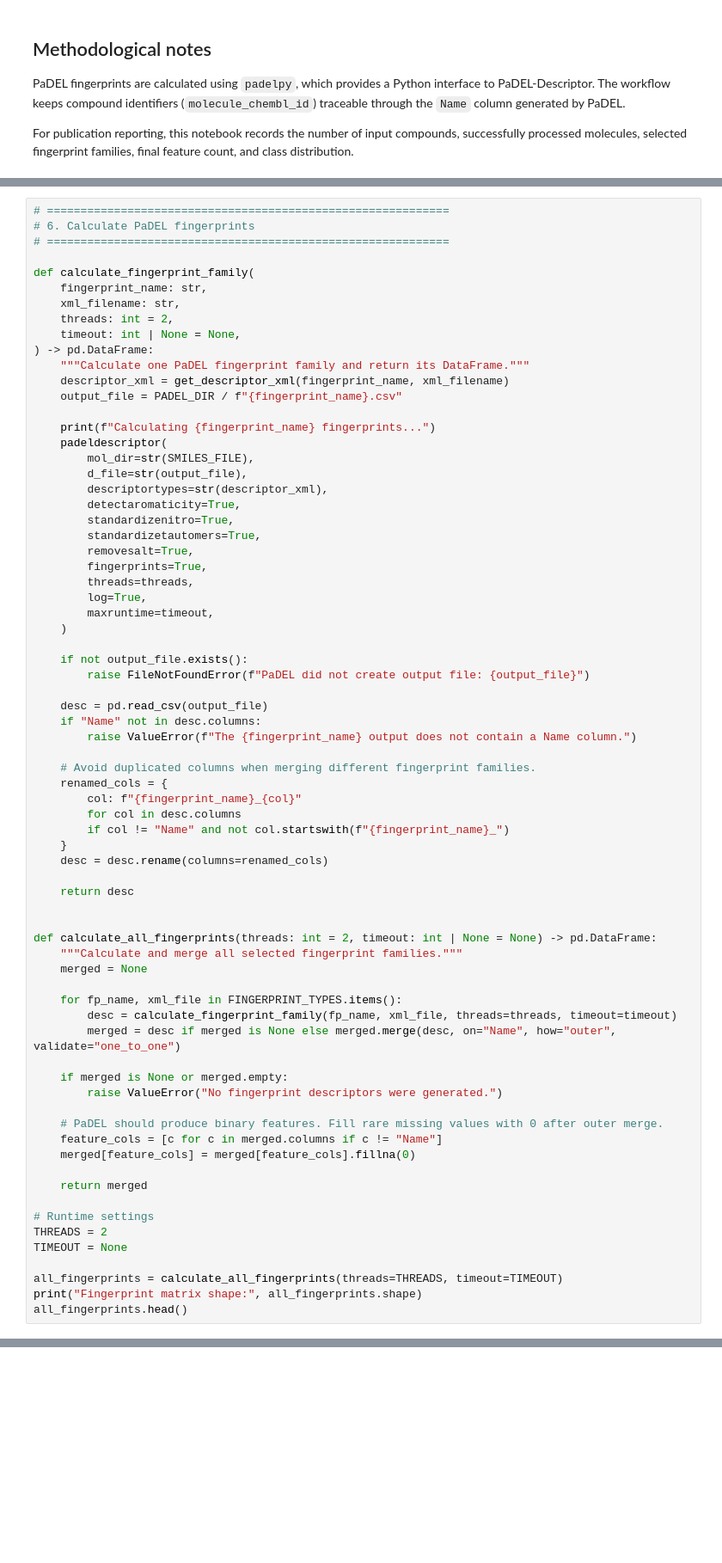
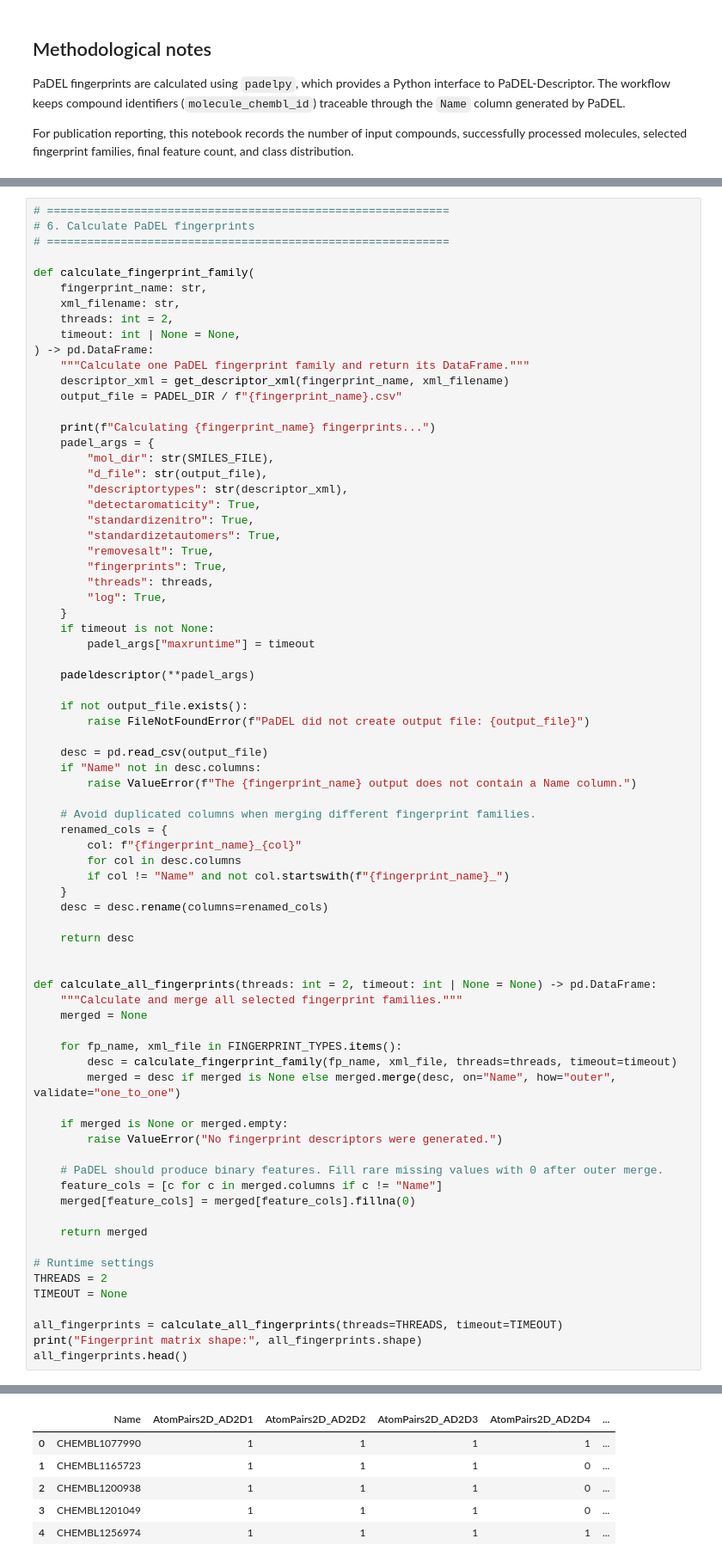
Before and after one commit to akbar527/Akbar, a Jupyter notebook: 2_RecA_PaDEL_Fingerprint_Modeling_Matrix_publication_ready.ipynb, the cells around one changed output, grey strips where cells are left out. Shown at 86% size. Saved outputs shown, nothing was run; the diff lists cells and outputs as text; blank space fills up the shorter version.

```diff
--- a/2_RecA_PaDEL_Fingerprint_Modeling_Matrix_publication_ready.ipynb
+++ b/2_RecA_PaDEL_Fingerprint_Modeling_Matrix_publication_ready.ipynb
@@ -310,19 +365,22 @@ def calculate_fingerprint_family(
     output_file = PADEL_DIR / f"{fingerprint_name}.csv"
 
     print(f"Calculating {fingerprint_name} fingerprints...")
-    padeldescriptor(
-        mol_dir=str(SMILES_FILE),
-        d_file=str(output_file),
-        descriptortypes=str(descriptor_xml),
-        detectaromaticity=True,
-        standardizenitro=True,
-        standardizetautomers=True,
-        removesalt=True,
-        fingerprints=True,
-        threads=threads,
-        log=True,
-        maxruntime=timeout,
-    )
+    padel_args = {
+        "mol_dir": str(SMILES_FILE),
+        "d_file": str(output_file),
+        "descriptortypes": str(descriptor_xml),
+        "detectaromaticity": True,
+        "standardizenitro": True,
+        "standardizetautomers": True,
+        "removesalt": True,
+        "fingerprints": True,
+        "threads": threads,
+        "log": True,
+    }
+    if timeout is not None:
+        padel_args["maxruntime"] = timeout
+
+    padeldescriptor(**padel_args)
 
     if not output_file.exists():
         raise FileNotFoundError(f"PaDEL did not create output file: {output_file}")
@@ -366,3 +424,4 @@ TIMEOUT = None
 all_fingerprints = calculate_all_fingerprints(threads=THREADS, timeout=TIMEOUT)
 print("Fingerprint matrix shape:", all_fingerprints.shape)
 all_fingerprints.head()
+# %% [output]
@@ -368,0 +438,6 @@ all_fingerprints.head()
+|  | Name | AtomPairs2D_AD2D1 | AtomPairs2D_AD2D2 | AtomPairs2D_AD2D3 | AtomPairs2D_AD2D4 | ... |
+| 0 | CHEMBL1077990 | 1 | 1 | 1 | 1 | ... |
+| 1 | CHEMBL1165723 | 1 | 1 | 1 | 0 | ... |
+| 2 | CHEMBL1200938 | 1 | 1 | 1 | 0 | ... |
+| 3 | CHEMBL1201049 | 1 | 1 | 1 | 0 | ... |
+| 4 | CHEMBL1256974 | 1 | 1 | 1 | 1 | ... |
```
Also changed, not shown: parts of 11 cells of this notebook.
